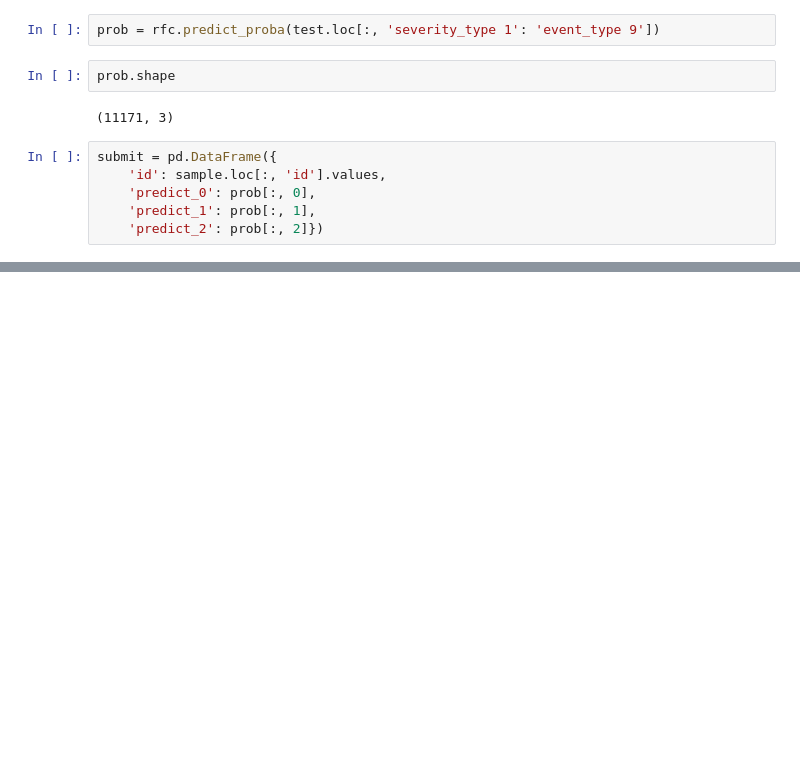
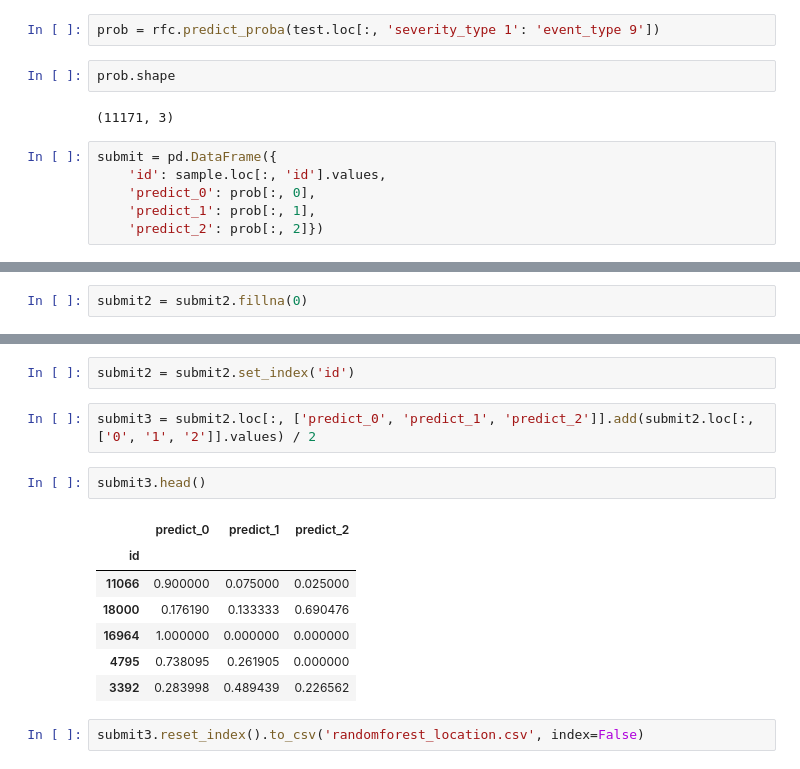
Before and after one commit to emmygold1/kaggle_proj, a Jupyter notebook: telstra/random_forest.ipynb, the cells around one changed output, grey strips where cells are left out. Drawn from its saved outputs; the diff is of its cells as text; blank space fills up the shorter version.

```diff
--- a/telstra/random_forest.ipynb
+++ b/telstra/random_forest.ipynb
@@ -73,0 +130,2 @@ submit.to_csv('randomforest1.csv', index=False)
+# %%
+submit2 = submit2.fillna(0)
@@ -73,0 +136,16 @@ submit.to_csv('randomforest1.csv', index=False)
+# %%
+submit2 = submit2.set_index('id')
+# %%
+submit3 = submit2.loc[:, ['predict_0', 'predict_1', 'predict_2']].add(submit2.loc[:, ['0', '1', '2']].values) / 2
+# %%
+submit3.head()
+# %% [output]
+|  | predict_0 | predict_1 | predict_2 |
+| id |  |  |  |
+| 11066 | 0.900000 | 0.075000 | 0.025000 |
+| 18000 | 0.176190 | 0.133333 | 0.690476 |
+| 16964 | 1.000000 | 0.000000 | 0.000000 |
+| 4795 | 0.738095 | 0.261905 | 0.000000 |
+| 3392 | 0.283998 | 0.489439 | 0.226562 |
+# %%
+submit3.reset_index().to_csv('randomforest_location.csv', index=False)
```
Also changed, not shown: parts of 18 cells of this notebook, 1 other file.
